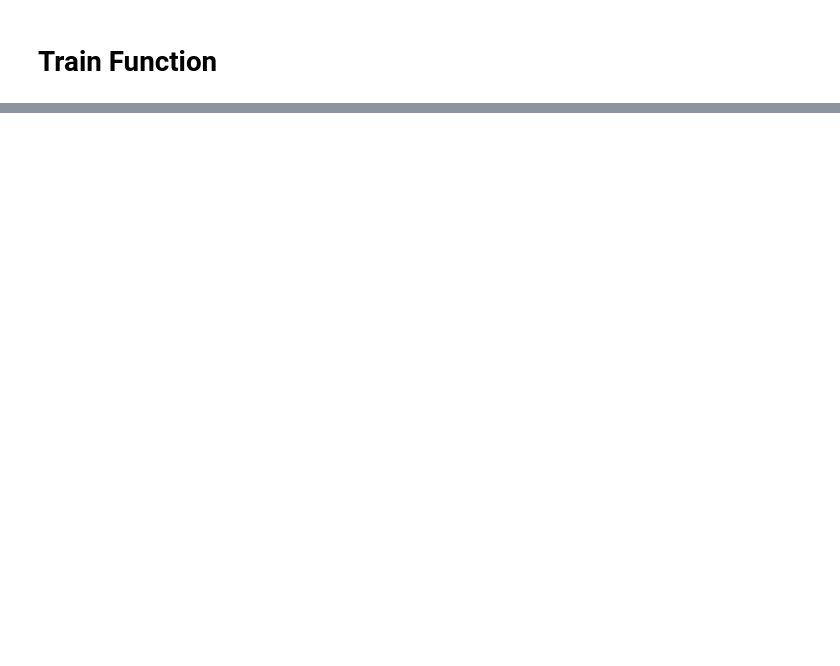
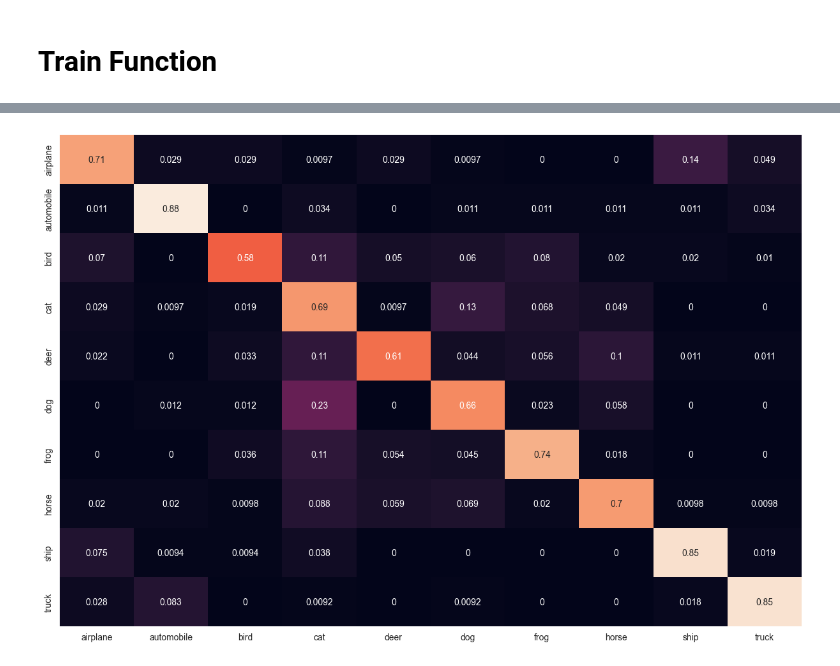
Before and after one commit to MahdiarMansouri/HOG_feature_extraction_cifar10, a Jupyter notebook: main.ipynb, the cells around one changed output, grey strips where cells are left out. Saved outputs shown, nothing was run; the diff lists cells and outputs as text; code cells hidden in the pictures; blank space fills up the shorter version.

```diff
--- a/main.ipynb
+++ b/main.ipynb
@@ -435,4 +533,4 @@ def train_model(model, criterion, optimizer, epoch_num=25):
 model = pretrained_model.to(device)
 
 # Train model
-model = train_model(model, criterion, optimizer, 100)
+model = train_model(model, criterion, optimizer, original_dataloaders, datasets, epoch_num=30)
@@ -438,0 +575,35 @@ model = train_model(model, criterion, optimizer, 100)
+# %%
+from sklearn.metrics import confusion_matrix
+import pandas as pd
+import seaborn as sns
+
+
+def plot_cm(model):
+    y_true, y_pred = [], []
+    model.eval()
+    with torch.no_grad():
+        for inputs, labels in original_dataloaders['val']:
+            inputs = inputs.to(device)
+            outputs = model(inputs)
+
+            outputs = (torch.max(torch.exp(outputs), 1)[1]).data.cpu().numpy()
+            y_pred.extend(outputs)
+
+            labels = labels.data.cpu().numpy()
+            y_true.extend(labels)
+
+    cm = confusion_matrix(y_true, y_pred)
+    df_cm = pd.DataFrame(
+        cm / np.sum(cm, axis=1)[:, None],
+        index=[i for i in class_names],
+        columns=[i for i in class_names]
+    )
+
+    plt.figure(figsize=(15, 10))
+    sns.heatmap(df_cm, annot=True, cbar=False)
+    plt.show()
+
+
+plot_cm(model)
+# %% [output]
+[figure, added]
```
Also changed, not shown: parts of 11 cells of this notebook.
